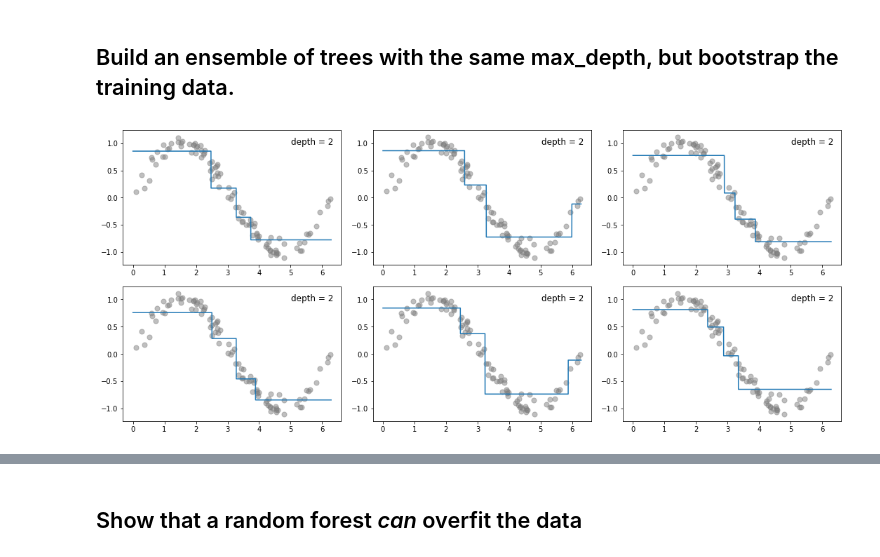
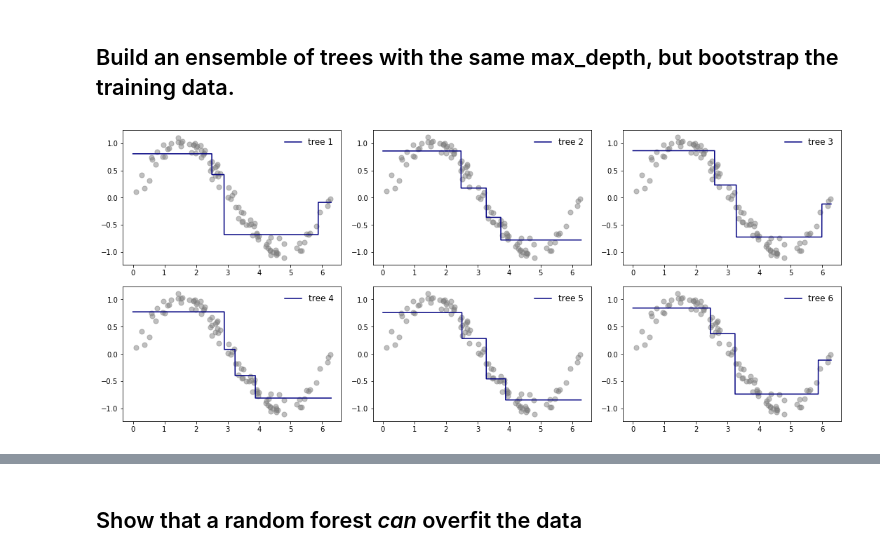
Before and after one commit to jmbuyck/articles, a Jupyter notebook: random_forest_regressor/RFR_Explained.ipynb, the cells around one changed output, grey strips where cells are left out. Cells and saved outputs as stored; diff of their text form; code cells hidden in the pictures.

```diff
--- a/random_forest_regressor/RFR_Explained.ipynb
+++ b/random_forest_regressor/RFR_Explained.ipynb
@@ -155,7 +181,7 @@ def ensemble_grow(X, y, num_trees, max_depth, bootstrap=False):
             train_X, train_y = X, y
 
         ensemble_tree = DecisionTreeRegressor(random_state=0, max_depth=max_depth)
-        ensemble_tree.fit(train_X.reshape(-1, 1), train_y)
+        tree_fit(train_X, train_y, ensemble_tree)
 
         trees.append(ensemble_tree)
 
@@ -173,7 +199,7 @@ def ensemble_predict(X, trees):
 
     # get the predictions for each tree and add to running sum
     for tree in trees:
-        y_hat_sum += tree.predict(X.reshape(-1, 1))
+        y_hat_sum += tree_predict(X, tree)
 
     # divide by total number of trees to get the average
     y_hat = y_hat_sum / num_trees
@@ -191,6 +215,6 @@ max_depth=2
 # %%
-# TODO clean up this code - rename my_first_ensemble
-my_first_ensemble = ensemble_grow(
+# create an ensemble of trees with no randomness added in
+ensemble_deterministic = ensemble_grow(
     X=X,
     y=y,
     num_trees=num_trees,
@@ -198,16 +222,14 @@ my_first_ensemble = ensemble_grow(
     bootstrap=False
 )
 
-tree_count = len(my_first_ensemble)
-
 # figure size to keep all of the subplots legible
 plt.figure(figsize=(15, 10))
 
 # get number of rows and cols for subplot to plot in a square grid
-subplot_dim = ceil(sqrt(tree_count))
+subplot_dim = ceil(sqrt(num_trees))
 
 # plot the model for each tree in the ensemble on its own graph
-for idx, tree in enumerate(my_first_ensemble):
+for idx, tree in enumerate(ensemble_deterministic):
     tree_depth = tree.get_depth()
 
     # create our subplot and plot our training data
@@ -215,7 +237,7 @@ for idx, tree in enumerate(my_first_ensemble):
     plot_training_data(X, y)
 
     # generate the predictions for plotting the model
-    y_model_plot = tree.predict(X_model_plot.reshape(-1, 1))
+    y_model_plot = tree_predict(X_model_plot, tree)
 
     # plot each tree's predictions
     plot_model_results(
@@ -231,6 +253,8 @@ for idx, tree in enumerate(my_first_ensemble):
 # final touches on our plot and saving to file
 if print_title:
     plt.suptitle('Individual Trees in Ensemble', fontsize=18)
+if save_image:
+    plt.savefig('trees_in_determinisic_ensemble.png', dpi=default_dpi)
 plt.show()
 # %% [output]
 [figure]
@@ -292,41 +318,48 @@ X_bootstrapped, y_bootstrapped = resample(X, y, replace=True)
 # %%
-# TODO clean up this code
-my_next_ensemble = ensemble_grow(
+# create an ensemble of trees with bootstrapped training sets
+ensemble_bootstrapped = ensemble_grow(
     X=X,
     y=y,
     num_trees=num_trees,
     max_depth=max_depth,
     bootstrap=True
 )
 
-tree_count = len(my_next_ensemble)
-
 # figure size to keep all of the subplots legible
 plt.figure(figsize=(15, 10))
 
 # get number of rows and cols for subplot to plot in a square grid
-subplot_dim = ceil(sqrt(tree_count))
+subplot_dim = ceil(sqrt(num_trees))
 
 # plot the model for each tree in the ensemble on its own graph
-for idx, tree in enumerate(my_next_ensemble):
+for idx, tree in enumerate(ensemble_bootstrapped):
     tree_depth = tree.get_depth()
 
-    # generate the predictions for plotting the model
-    y_model_plot = tree.predict(X_model_plot.reshape(-1, 1))
-
+    # create our subplot and plot our training data
     plt.subplot(subplot_dim, subplot_dim, idx+1)
     plot_training_data(X, y)
 
-    plt.plot(X_model_plot, y_model_plot, label=f'depth = {tree_depth}')
-    plt.legend(handlelength=0, frameon=False, fontsize=12)
+    # generate the predictions for plotting the model
+    y_model_plot = tree_predict(X_model_plot, tree)
+
+    # plot each tree's predictions
+    plot_model_results(
+        X=X_model_plot,
+        y_hat=y_model_plot,
+        label=f'tree {idx + 1}',
+        legend_line_size=2
+    )
 
     # this keeps the plot margins tight, without messing up the suptitle! see top answer at:
     # https://stackoverflow.com/questions/8248467/matplotlib-tight-layout-doesnt-take-into-account-figure-suptitle
     plt.tight_layout(rect=[0, 0.03, 1, 0.95])
 
+# final touches on our plot and saving to file
 if print_title:
     plt.suptitle('Individual Trees in Ensemble with Bootstrapping', fontsize=18)
+if save_image:
+    plt.savefig('trees_in_bootstrapped_ensemble.png', dpi=default_dpi)
 plt.show()
 # %% [output]
-[figure, old version]
+[figure, new version]
 # %%
```
Also changed, not shown: parts of 12 cells of this notebook.
